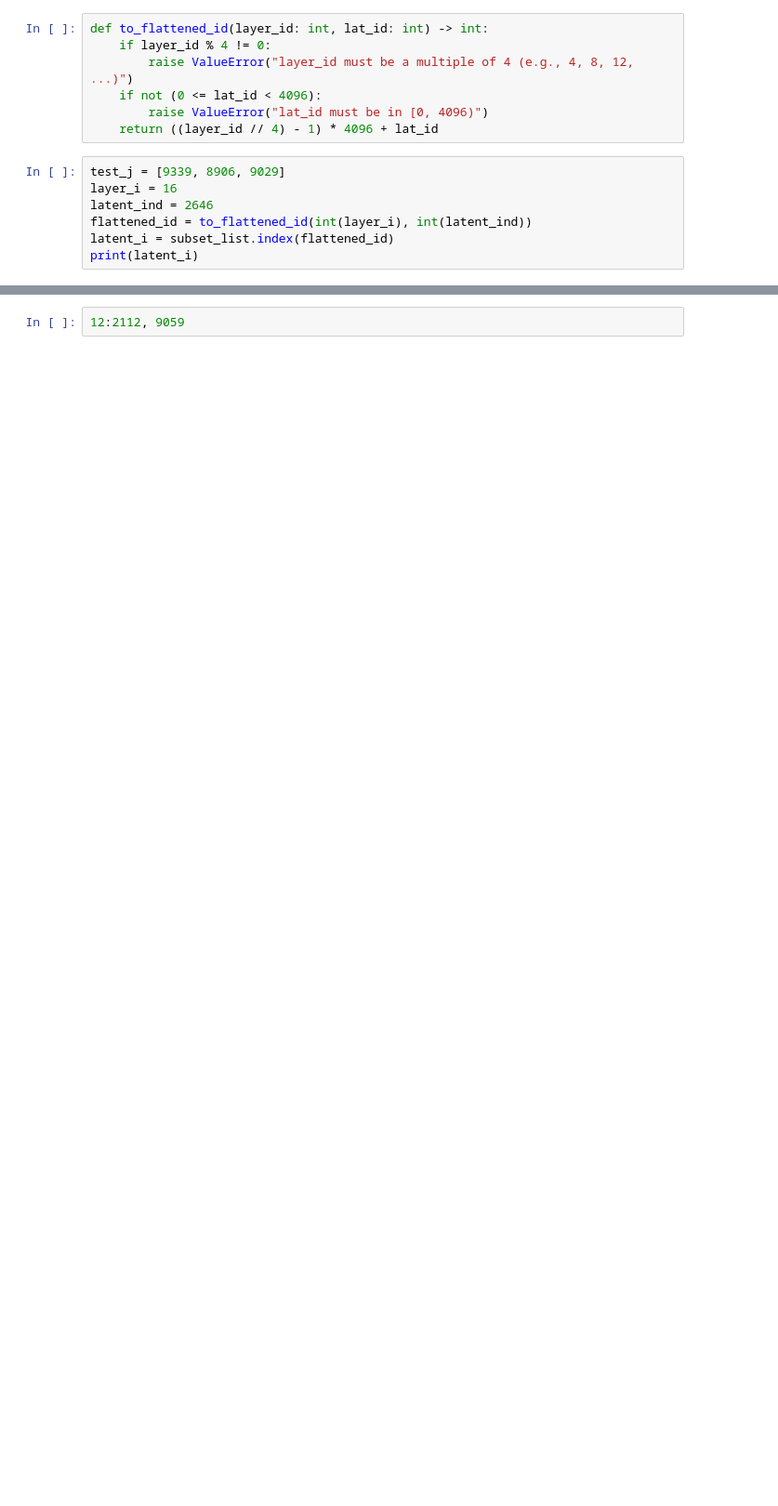
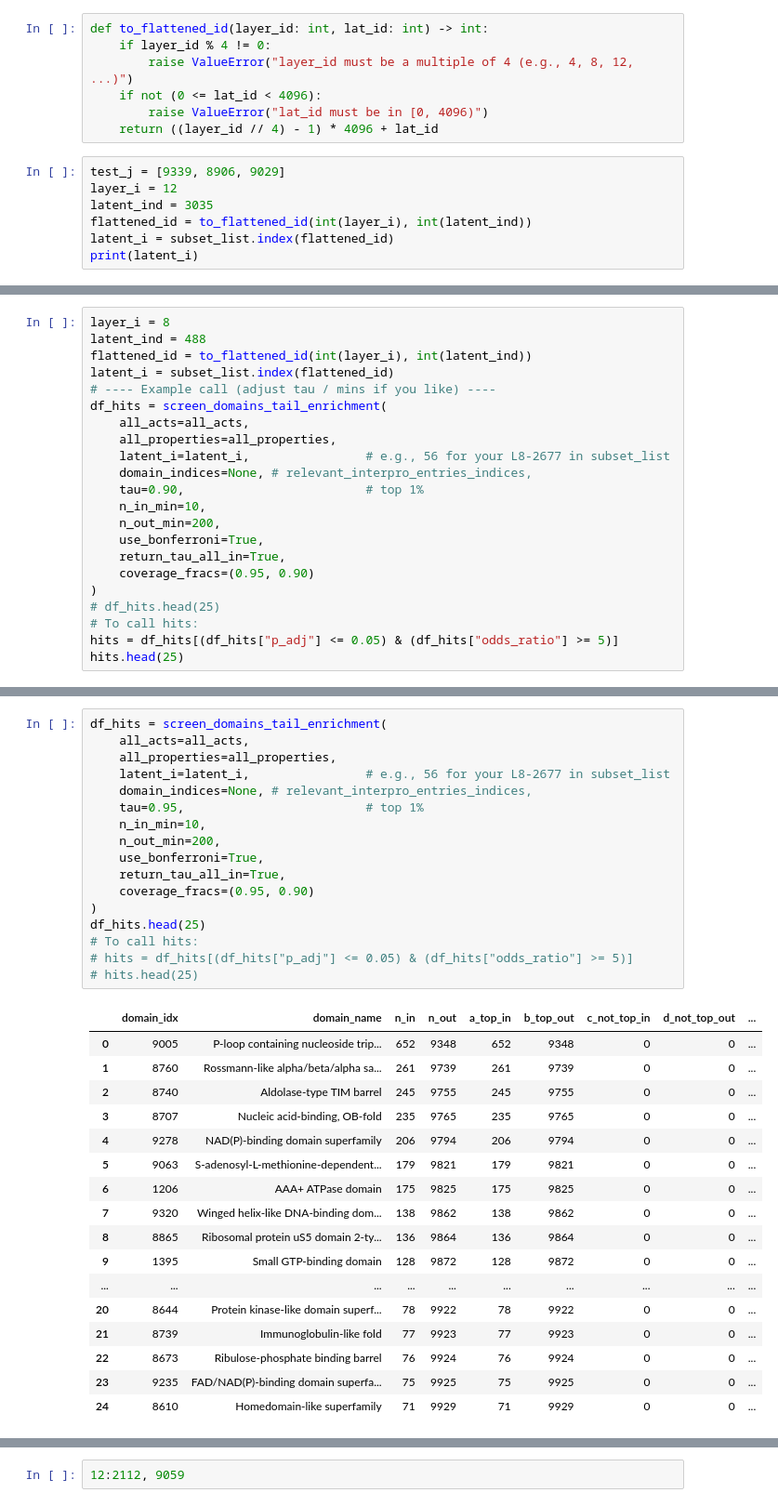
Before and after one commit to NainaniJatinZ/plm_circuits, a Jupyter notebook: notebooks/domain_corr/property_association_test.ipynb, the cells around one changed output, grey strips where cells are left out. Shown at 93% size. Drawn from its saved outputs; the diff is of its cells as text; blank space fills up the shorter version.

```diff
--- a/notebooks/domain_corr/property_association_test.ipynb
+++ b/notebooks/domain_corr/property_association_test.ipynb
@@ -67,8 +79,8 @@ def to_flattened_id(layer_id: int, lat_id: int) -> int:
     return ((layer_id // 4) - 1) * 4096 + lat_id
 # %%
 test_j = [9339, 8906, 9029]
-layer_i = 16
-latent_ind = 2646
+layer_i = 12
+latent_ind = 3035
 flattened_id = to_flattened_id(int(layer_i), int(latent_ind))
 latent_i = subset_list.index(flattened_id)
 print(latent_i)
@@ -82,0 +389,22 @@ interpro_annotations_nonzero.iloc[9339]["ENTRY_NAME"]
+# %%
+layer_i = 8
+latent_ind = 488
+flattened_id = to_flattened_id(int(layer_i), int(latent_ind))
+latent_i = subset_list.index(flattened_id)
+# ---- Example call (adjust tau / mins if you like) ----
+df_hits = screen_domains_tail_enrichment(
+    all_acts=all_acts,
+    all_properties=all_properties,
+    latent_i=latent_i,                # e.g., 56 for your L8-2677 in subset_list
+    domain_indices=None, # relevant_interpro_entries_indices,
+    tau=0.90,                         # top 1%
+    n_in_min=10,
+    n_out_min=200,
+    use_bonferroni=True,
+    return_tau_all_in=True,
+    coverage_fracs=(0.95, 0.90)
+)
+# df_hits.head(25)
+# To call hits:
+hits = df_hits[(df_hits["p_adj"] <= 0.05) & (df_hits["odds_ratio"] >= 5)]
+hits.head(25)
@@ -82,0 +447,35 @@ interpro_annotations_nonzero.iloc[9339]["ENTRY_NAME"]
+# %%
+df_hits = screen_domains_tail_enrichment(
+    all_acts=all_acts,
+    all_properties=all_properties,
+    latent_i=latent_i,                # e.g., 56 for your L8-2677 in subset_list
+    domain_indices=None, # relevant_interpro_entries_indices,
+    tau=0.95,                         # top 1%
+    n_in_min=10,
+    n_out_min=200,
+    use_bonferroni=True,
+    return_tau_all_in=True,
+    coverage_fracs=(0.95, 0.90)
+)
+df_hits.head(25)
+# To call hits:
+# hits = df_hits[(df_hits["p_adj"] <= 0.05) & (df_hits["odds_ratio"] >= 5)]
+# hits.head(25)
+# %% [output]
+|  | domain_idx | domain_name | n_in | n_out | a_top_in | b_top_out | c_not_top_in | d_not_top_out | ... |
+| 0 | 9005 | P-loop containing nucleoside trip... | 652 | 9348 | 652 | 9348 | 0 | 0 | ... |
+| 1 | 8760 | Rossmann-like alpha/beta/alpha sa... | 261 | 9739 | 261 | 9739 | 0 | 0 | ... |
+| 2 | 8740 | Aldolase-type TIM barrel | 245 | 9755 | 245 | 9755 | 0 | 0 | ... |
+| 3 | 8707 | Nucleic acid-binding, OB-fold | 235 | 9765 | 235 | 9765 | 0 | 0 | ... |
+| 4 | 9278 | NAD(P)-binding domain superfamily | 206 | 9794 | 206 | 9794 | 0 | 0 | ... |
+| 5 | 9063 | S-adenosyl-L-methionine-dependent... | 179 | 9821 | 179 | 9821 | 0 | 0 | ... |
+| 6 | 1206 | AAA+ ATPase domain | 175 | 9825 | 175 | 9825 | 0 | 0 | ... |
+| 7 | 9320 | Winged helix-like DNA-binding dom... | 138 | 9862 | 138 | 9862 | 0 | 0 | ... |
+| 8 | 8865 | Ribosomal protein uS5 domain 2-ty... | 136 | 9864 | 136 | 9864 | 0 | 0 | ... |
+| 9 | 1395 | Small GTP-binding domain | 128 | 9872 | 128 | 9872 | 0 | 0 | ... |
+| ... | ... | ... | ... | ... | ... | ... | ... | ... | ... |
+| 20 | 8644 | Protein kinase-like domain superf... | 78 | 9922 | 78 | 9922 | 0 | 0 | ... |
+| 21 | 8739 | Immunoglobulin-like fold | 77 | 9923 | 77 | 9923 | 0 | 0 | ... |
+| 22 | 8673 | Ribulose-phosphate binding barrel | 76 | 9924 | 76 | 9924 | 0 | 0 | ... |
+| 23 | 9235 | FAD/NAD(P)-binding domain superfa... | 75 | 9925 | 75 | 9925 | 0 | 0 | ... |
+| 24 | 8610 | Homedomain-like superfamily | 71 | 9929 | 71 | 9929 | 0 | 0 | ... |
```
Also changed, not shown: parts of 32 cells of this notebook, 5 other files.
